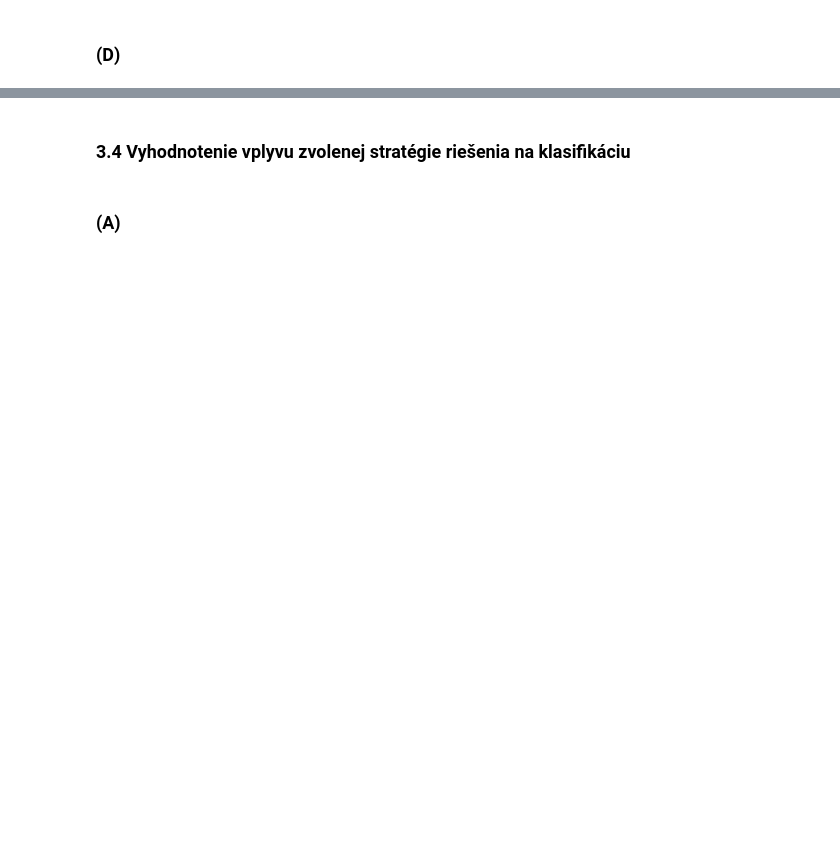
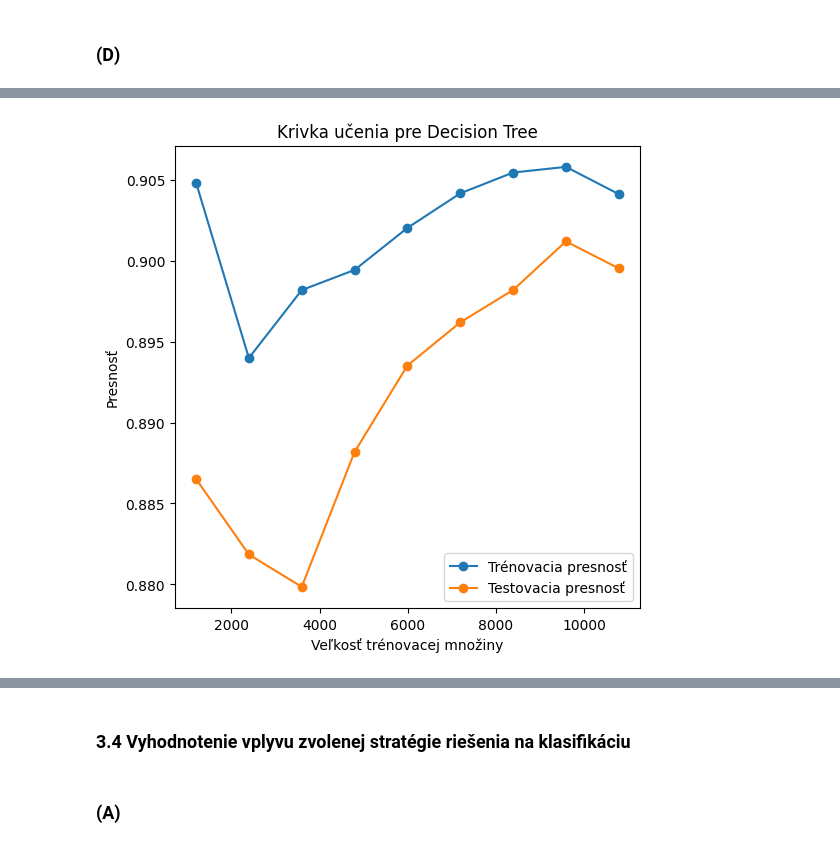
Before and after one commit to LeonRado1/IAU-zadanie, a Jupyter notebook: machine_learning.ipynb, the cells around one changed output, grey strips where cells are left out. Drawn from its saved outputs; the diff is of its cells as text; code cells hidden in the pictures; blank space fills up the shorter version.

```diff
--- a/machine_learning.ipynb
+++ b/machine_learning.ipynb
@@ -64,8 +63,8 @@ Ponechanie originálnych súborov bez transformácie v tvare numpy array.
 # %%
-encoder_transformer = FunctionTransformer(func=encode_values, validate=False)
-removal_transformer = FunctionTransformer(func=remove_attributes, validate=False)
-inputer_transformer = FunctionTransformer(func=fill_missing_values, validate=False)
-outliers_transformer = FunctionTransformer(func=outlier_replacement, validate=False)
+encoder_transformer = FunctionTransformer(func=encode_values)
+removal_transformer = FunctionTransformer(func=remove_attributes)
+inputer_transformer = FunctionTransformer(func=fill_missing_values)
+outliers_transformer = FunctionTransformer(func=outlier_replacement)
 # %%
 standard_columns = ['c.UCMobile.intl', 'c.updateassist', 'c.UCMobile.x86', 'p.android.defcontainer', 'p.google', 'p.android.gms', 'p.olauncher', 'p.android.vending', 'p.browser.provider', 'p.process.gapps', 'p.gms.persistent', 'p.simulator']
 minmax_columns = ['p.android.chrome', 'p.android.documentsui', 'p.android.gm']
@@ -92,6 +119,6 @@ pipeline = Pipeline(steps=[
     ('preprocessor', preprocessor)
 ])
 # %%
-X_train_transformed = pipeline.fit_transform(X_train)
-X_test_transformed = pipeline.transform(X_test)
+X_train_transformed = pipeline.fit_transform(X_train.copy())
+X_test_transformed = pipeline.transform(X_test.copy())
 # %% [markdown]
@@ -359,2 +589,78 @@ ID3 Classifier dosiahol vyvážené výsledky so zhodnými hodnotami v metrikác
 # %% [markdown]
 ### (D)
+# %%
+# Optimalizovaný Decision Tree model
+dt_model = DecisionTreeClassifier(
+    max_depth=best_params_dt['max_depth'],
+    min_samples_split=best_params_dt['min_samples_split'],
+    min_samples_leaf=best_params_dt['min_samples_leaf'],
+    random_state=42
+)
+
+# Fit na tréningových dátach
+dt_model.fit(X_train_transformed, y_train)
+
+# Predikcie na trénovacej a testovacej množine
+dt_train_pred = dt_model.predict(X_train_transformed)
+dt_test_pred = dt_model.predict(X_test_transformed)
+
+# Výkon na trénovacej a testovacej množine
+dt_train_acc = accuracy_score(y_train, dt_train_pred)
+dt_test_acc = accuracy_score(y_test, dt_test_pred)
+
+# Skontrolujeme aj Precision a Recall
+dt_train_precision = precision_score(y_train, dt_train_pred, average='weighted')
+dt_test_precision = precision_score(y_test, dt_test_pred, average='weighted')
+
+dt_train_recall = recall_score(y_train, dt_train_pred, average='weighted')
+dt_test_recall = recall_score(y_test, dt_test_pred, average='weighted')
+
+print(f"Decision Tree - Trénovacia Accuracy:\t {dt_train_acc:.4f}\t\t", end="")
+print(f"Decision Tree - Testovacia Accuracy:\t {dt_test_acc:.4f}")
+print(f"Decision Tree - Trénovacia Precision:\t {dt_train_precision:.4f}\t\t", end="")
+print(f"Decision Tree - Testovacia Precision:\t {dt_test_precision:.4f}")
+print(f"Decision Tree - Trénovacia Recall:\t {dt_train_recall:.4f}\t\t", end="")
+print(f"Decision Tree - Testovacia Recall:\t {dt_test_recall:.4f}")
+
+# Zobrazenie krivky učenia pre Decision Tree
+train_sizes = [int(len(X_train_transformed) * 0.1 * i) for i in range(1, 10)]
+
+dt_train_scores = []
+dt_test_scores = []
+
+# Pre rôzne veľkosti trénovacích množín
+for train_size in train_sizes:
+    X_train_sub, _, y_train_sub, _ = train_test_split(X_train_transformed, y_train, train_size=train_size, random_state=42)
+
+    # Decision Tree
+    dt_model.fit(X_train_sub, y_train_sub)
+    dt_train_scores.append(dt_model.score(X_train_sub, y_train_sub))
+    dt_test_scores.append(dt_model.score(X_test_transformed, y_test))
+
+# Zobrazenie krivky učenia pre Decision Tree
+plt.figure(figsize=(6, 6))
+plt.plot(train_sizes, dt_train_scores, label="Trénovacia presnosť", marker='o')
+plt.plot(train_sizes, dt_test_scores, label="Testovacia presnosť", marker='o')
+plt.title("Krivka učenia pre Decision Tree")
+plt.xlabel("Veľkosť trénovacej množiny")
+plt.ylabel("Presnosť")
+plt.legend()
+plt.show()
+
+# Funkcia na kontrolu overfittingu
+def check_overfitting(train_sizes, train_accuracies, test_accuracies):
+    for i in range(len(train_sizes)):
+        train_accuracy = train_accuracies[i]
+        test_accuracy = test_accuracies[i]
+
+        # Ak je rozdiel medzi trénovacou a testovacou presnosťou veľký, model môže trpieť overfittingom
+        if train_accuracy - test_accuracy > 0.05:  # Zohľadňujeme rozumnú hranicu rozdielu
+            print(f"Varovanie: Model môže trpieť overfittingom pri veľkosti trénovacej množiny {train_sizes[i]}!", end="\t")
+            print(f"Trénovacia presnosť: {train_accuracy:.4f}, Testovacia presnosť: {test_accuracy:.4f}")
+        else:
+            print(f"Model neprejavuje overfitting pri veľkosti trénovacej množiny {train_sizes[i]}.", end="\t")
+            print(f"Trénovacia presnosť: {train_accuracy:.4f}, Testovacia presnosť: {test_accuracy:.4f}")
+
+# Overenie na overfitting
+check_overfitting(train_sizes, dt_train_scores, dt_test_scores)
+# %% [output]
@@ -360,0 +670 @@ ID3 Classifier dosiahol vyvážené výsledky so zhodnými hodnotami v metrikác
+[figure, added]
```
Also changed, not shown: parts of 33 cells of this notebook.
